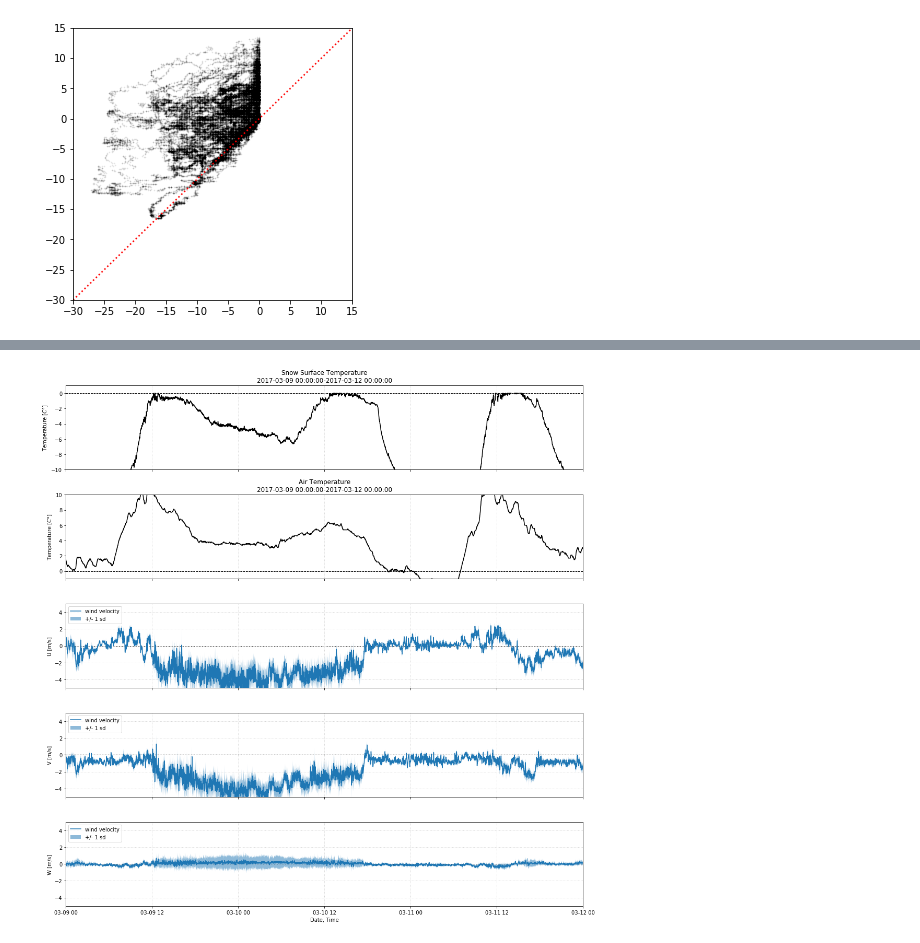
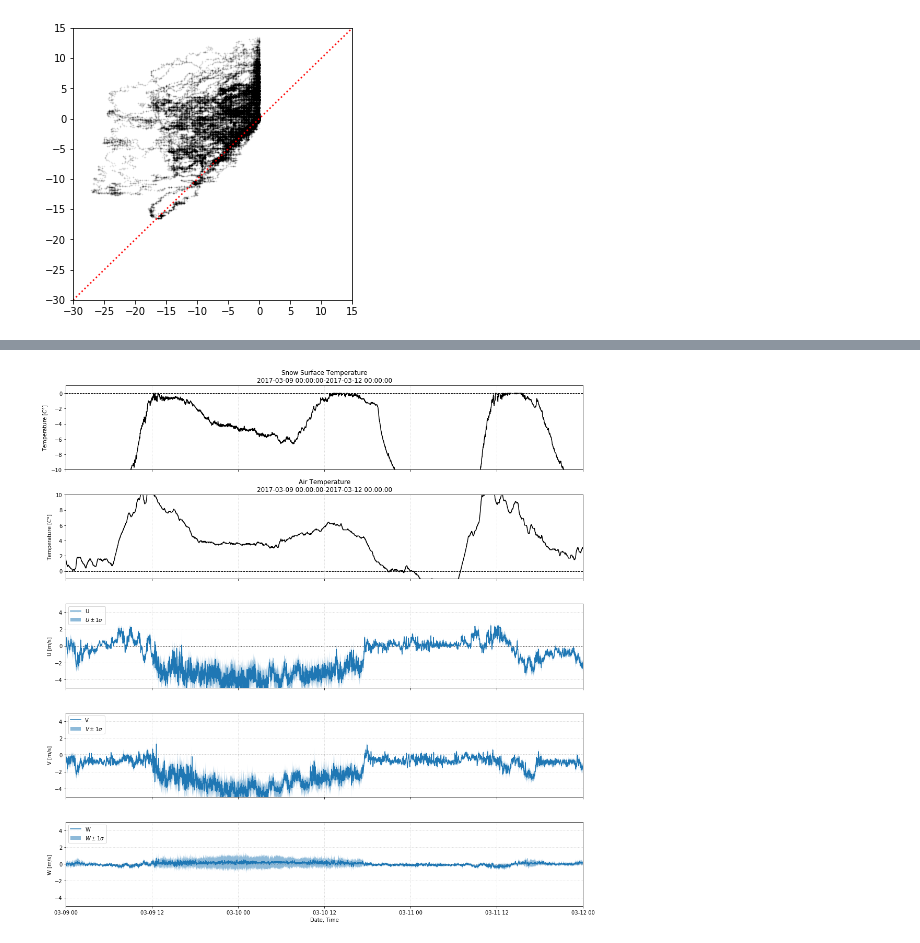
Before and after one commit to moorec52/atmos-boundary-layer, a Jupyter notebook: Untitled.ipynb, the cells around one changed output, grey strips where cells are left out. Cells and saved outputs as stored; diff of their text form; code cells hidden in the pictures.

```diff
--- a/Untitled.ipynb
+++ b/Untitled.ipynb
@@ -113,0 +211,22 @@ winds.Sonic3D_W.plot()
+# %%
+cues_uw_cov = cuesCov(cues, ['Sonic3D_U_prime', 'Sonic3D_W_prime'], window=30)
+cues_vw_cov = cuesCov(cues, ['Sonic3D_V_prime', 'Sonic3D_W_prime'], window=30)
+
+cues['Sonic3D_PotentialTemp'] = potential_temperature(cues.Temp, cues['bunker air pressure  not adjusted; bunker air temperature  atmospheric pressure and CO2 sensor; (millibars)'])
+cues['Sonic3D_PotentialTemp_bar'], cues['Sonic3D_PotentialTemp_prime'] = reynolds_decomposition(cues['Sonic3D_W'])
+cues_wT_cov = cuesCov(cues, ['Sonic3D_W_prime', 'Sonic3D_PotentialTemp_prime'], window=30)
+# %%
+startdate = pd.Timestamp('2017-03-01')
+enddate = pd.Timestamp('2017-04-02')
+
+fig, ax = plt.subplots(2,1,figsize=(15,5))
+
+#cues_uw_cov.plot(ax=ax[0])
+#cues_vw_cov.plot(ax=ax[0])
+cues_uw_cov.plot(ax=ax[0])
+ax[0].set_ylim((-1,1))
+
+cues.Sonic3D_W.plot(ax=ax[1])
+
+for _ax in ax:
+    _ax.set_xlim((startdate,enddate))
@@ -133,40 +254,40 @@ for _ax in ax[0:2]:
     _ax.set_xlim((startdate,enddate))
     #_ax.set_ylim((-15,15))
     _ax.set_ylabel('Temperature [$C\degree$]')
     _ax.set_xlabel('Date, Time')
     _ax.grid(axis='x',color='lightgrey', linestyle=':', linewidth=1)
     _ax.axhline(0,color='k', linestyle='--', linewidth=1, zorder=-99)
 
 # 3D winds
-winds.Sonic3D_U.plot(ax=ax[2], label='wind velocity')
-ax[2].fill_between(winds.index, winds.Sonic3D_U + winds.Sonic3D_U_SD, winds.Sonic3D_U - winds.Sonic3D_U_SD,
-                  alpha=0.5, label='+/- 1 sd')
+cues.Sonic3D_U.plot(ax=ax[2], label='U')
+ax[2].fill_between(cues.index, cues.Sonic3D_U + cues.Sonic3D_U_SD, cues.Sonic3D_U - cues.Sonic3D_U_SD,
+                  alpha=0.5, label='$U\pm1\sigma$')
 ax[2].set_ylabel('U [m/s]')
 ax[2].set_ylim((-5,5))
 
-winds.Sonic3D_V.plot(ax=ax[3], label='wind velocity')
-ax[3].fill_between(winds.index, winds.Sonic3D_V + winds.Sonic3D_V_SD, winds.Sonic3D_V - winds.Sonic3D_V_SD,
-                  alpha=0.5, label='+/- 1 sd')
+cues.Sonic3D_V.plot(ax=ax[3], label='V')
+ax[3].fill_between(cues.index, cues.Sonic3D_V + cues.Sonic3D_V_SD, cues.Sonic3D_V - cues.Sonic3D_V_SD,
+                  alpha=0.5, label='$V\pm1\sigma$')
 ax[3].set_ylabel('V [m/s]')
 ax[3].set_ylim((-5,5))
 
-winds.Sonic3D_W.plot(ax=ax[4], label='wind velocity')
-ax[4].fill_between(winds.index, winds.Sonic3D_W + winds.Sonic3D_W_SD, winds.Sonic3D_W - winds.Sonic3D_W_SD,
-                  alpha=0.5, label='+/- 1 sd')
+cues.Sonic3D_W.plot(ax=ax[4], label='W')
+ax[4].fill_between(cues.index, cues.Sonic3D_W + cues.Sonic3D_W_SD, cues.Sonic3D_W - cues.Sonic3D_W_SD,
+                  alpha=0.5, label='$W\pm1\sigma$')
 ax[4].set_ylabel('W [m/s]')
 ax[4].set_ylim((-5,5))
 
 # finish up plot labels, axes, etc
 for _ax in ax[2:]:
     _ax.set_xlim((startdate,enddate))
     _ax.set_ylim((-5,5))
     _ax.set_xlabel('Date, Time')
     _ax.grid(axis='both',color='lightgrey', linestyle=':', linewidth=1)
     _ax.axhline(0,color='k', linestyle='--', linewidth=1, zorder=-99)
     _ax.legend(loc='upper left')
 
 # more plot formatting
 fig.autofmt_xdate(rotation=0, ha='center')
 plt.tight_layout()
 # %% [output]
-[figure, old version]
+[figure, new version]
```
Also changed, not shown: parts of 10 cells of this notebook, 2 other files.
